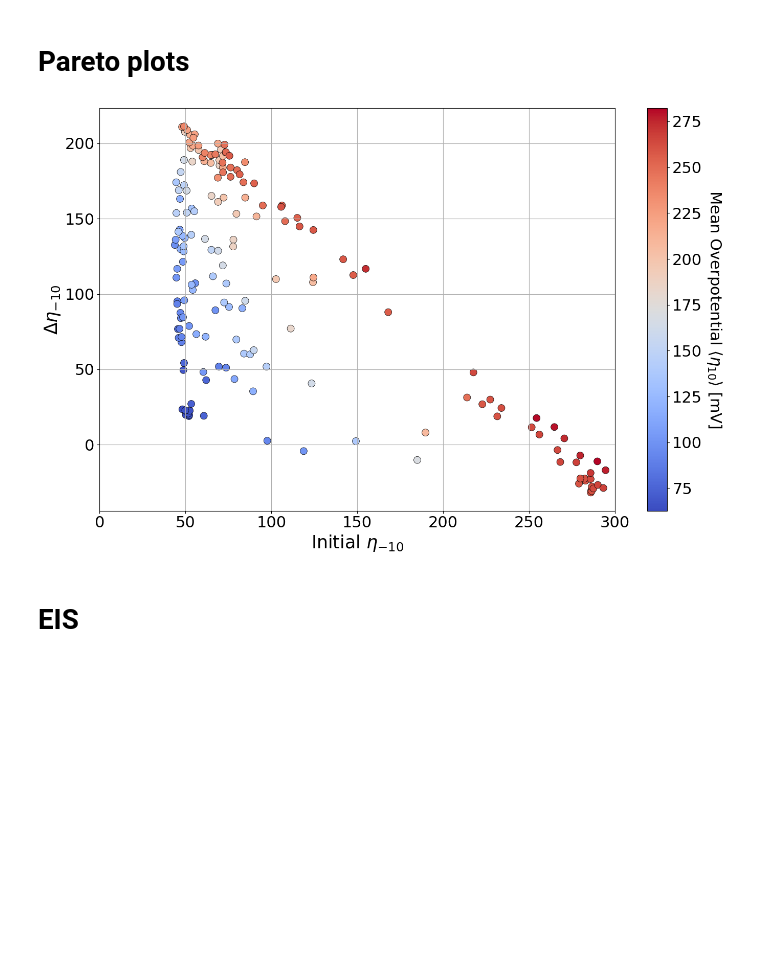
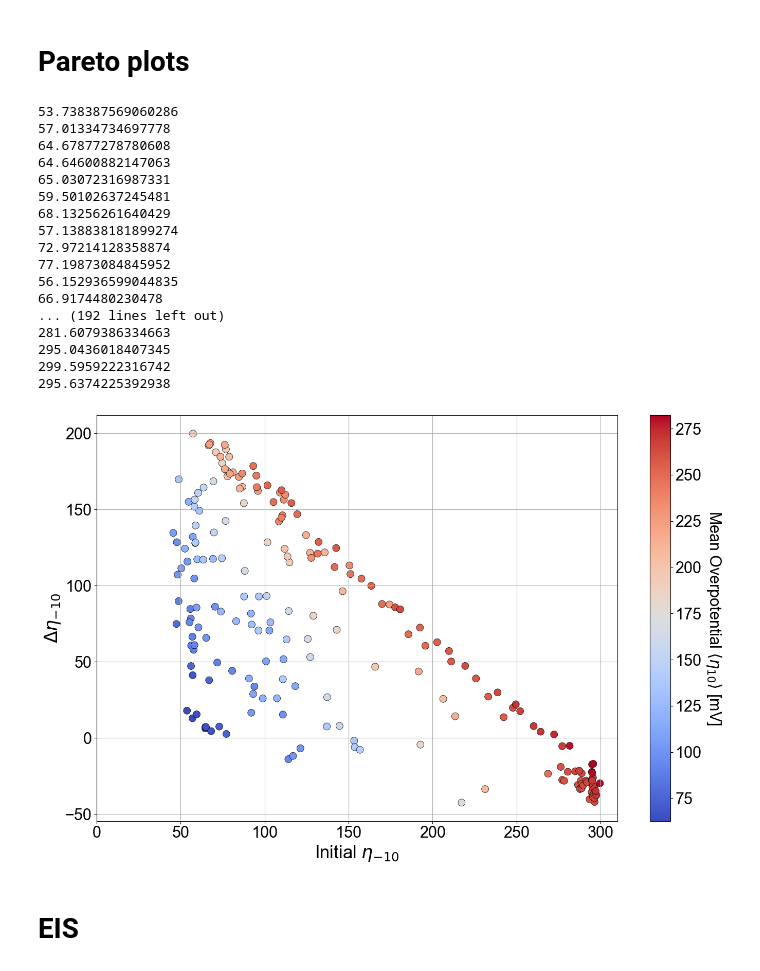
Before and after one commit to Pele905/Ni_Mo_CatBot-optimization-public, a Jupyter notebook: detailed_data_analysis.ipynb, the cells around one changed output. Drawn from its saved outputs; the diff is of its cells as text; code cells hidden in the pictures; blank space fills up the shorter version.

```diff
--- a/detailed_data_analysis.ipynb
+++ b/detailed_data_analysis.ipynb
@@ -31,4 +31,12 @@ for json_file in os.listdir(jsons_Ni_Mo):
         EIS_dicts.update(EIS_dict)
 
 print(len(EIS_dicts.keys()))
+
+# 1. Globally set the font to Arial / Sans-Serif
+plt.rcParams['font.family'] = 'sans-serif'
+plt.rcParams['font.sans-serif'] = ['Arial', 'Helvetica', 'DejaVu Sans']
+
+# 2. Make sure LaTeX elements (like \langle and \eta) also match the sans-serif style
+plt.rcParams['mathtext.fontset'] = 'dejavusans'  # Sans-serif math font style
+# Use a red-to-blue colormap
 # %% [output]
@@ -46,7 +54,9 @@ for experiment, exp_data in stability_dicts.items():
     overpotentials_1 = exp_data['Cycling results']["Overpotentials at 1 mA/cm2"]
     overpotentials_10 = exp_data['Cycling results']["Overpotentials at 10 mA/cm2"]
     overpotentials_100 = exp_data['Cycling results']["Overpotentials at 100 mA/cm2"]
+    if overpotentials_10[0] < -250:
 
+        print(overpotentials_10[0], )
     measured_current_density_100 = exp_data['Cycling results']["Measured current density at 100 mA/cm2"]
 
     overpotentials_mean_1 = np.mean(overpotentials_1)
@@ -199,14 +185,14 @@ for target in ["Overpotentials at 10 mA/cm2"]:
 import matplotlib.pyplot as plt
 import numpy as np
 
+savepath = "/Users/pvifr/Desktop/PhD_general/Ni_Mo_paper/First review"
 # extract the experiments that you want to see. In our case the 10 samples iwth lowest overpotentials across the 100 scans
 selected_exps = (
     df_NiMo.sort_values(by='OP @ -10 mA/cm2 mean (mV)')
-    .head(177)['experiment']
+    .head(230)['experiment']
     .tolist()
 )
 targets = ["Overpotentials at 1 mA/cm2", "Overpotentials at 10 mA/cm2", "Overpotentials at 100 mA/cm2"]
-
 
 # Plot Δη
 for target in ["Overpotentials at 10 mA/cm2"]:
@@ -222,41 +208,58 @@ for target in ["Overpotentials at 10 mA/cm2"]:
         overpotential = np.abs(data['Cycling results'][target])
 
         # Calculate coordinates and color value
-        x_val = overpotential[0]
-        y_val = (overpotential[-1] - overpotential[0])
+        x_val = overpotential[1]
+        y_val = (overpotential[-1] - overpotential[1])
         eta_10_val = np.mean(overpotential)
 
         x_coords.append(x_val)
         y_coords.append(y_val)
         c_values.append(eta_10_val)
-
+        print(x_val)
     # Plot everything at once using a colormap (e.g., 'viridis', 'plasma', or 'inferno')
     sc = plt.scatter(
         x_coords,
         y_coords,
         c=c_values,      # Pass the array of values to map to colors
         cmap='coolwarm',  # Chooses the color palette
         s=100,
         edgecolors='black', # Optional: makes points pop against the background
         linewidth=0.5
     )
 
     # Add a colorbar so you know what the colors actually mean
     cbar = plt.colorbar(sc)
     cbar.set_label(r'Mean Overpotential $\langle \eta_{10} \rangle$ [mV]', rotation=270, labelpad=30, fontsize=22)
     cbar.ax.tick_params(labelsize=22)
     plt.ylabel(r"$\Delta \eta_{-10}$", fontsize=25)
     plt.xlabel(r"Initial $\eta_{-10}$", fontsize=25)
 
     plt.xticks(fontsize=22)
     plt.yticks(fontsize=22)
     plt.grid(True)
-    plt.xlim(0, 300)
+    plt.xlim(0, 310)
     plt.tight_layout()
-    plt.savefig("Paretofront.png")
+    plt.savefig(os.path.join(savepath, "Paretofront.png"))
     plt.show()
 # %% [output]
+53.738387569060286
+57.01334734697778
+64.67877278780608
+64.64600882147063
+65.03072316987331
+59.50102637245481
+68.13256261640429
+57.138838181899274
+72.97214128358874
+77.19873084845952
+56.152936599044835
+66.9174480230478
+... (192 lines left out)
+281.6079386334663
+295.0436018407345
+299.5959222316742
+295.6374225392938
-[figure, old version]
+[figure, new version]
 # %% [markdown]
 # EIS
 # %%
```
Also changed, not shown: parts of 7 cells of this notebook, 11 other files.
